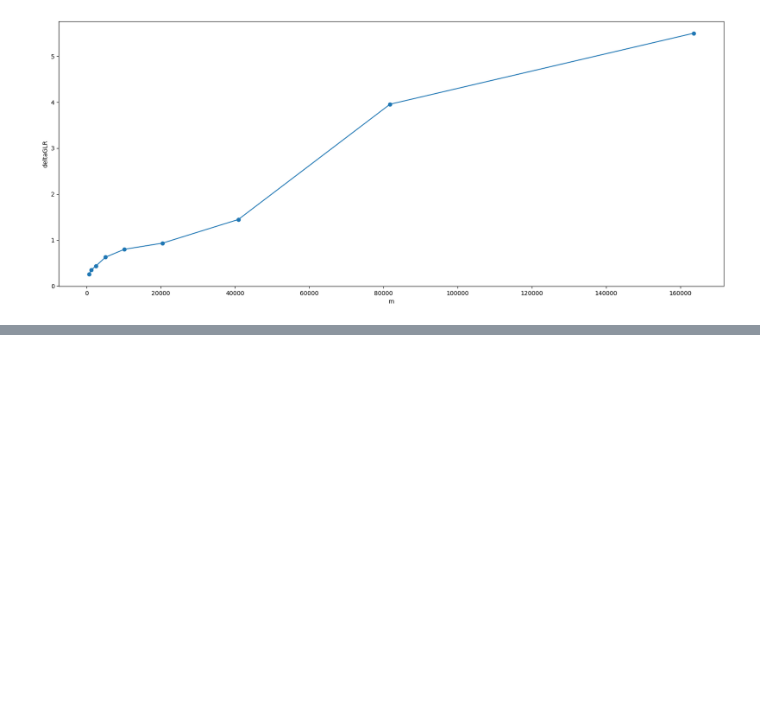
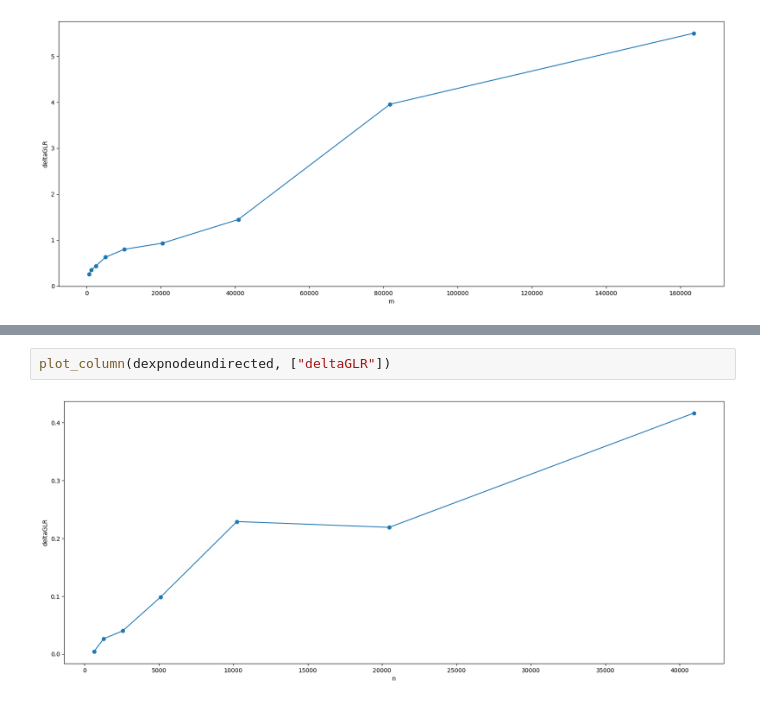
Before and after one commit to RobyBobby24/AlgorithmEngineering, a Jupyter notebook: analysis/double_experiment.ipynb, the cells around one changed output, grey strips where cells are left out. Saved outputs shown, nothing was run; the diff lists cells and outputs as text; blank space fills up the shorter version.

```diff
--- a/analysis/double_experiment.ipynb
+++ b/analysis/double_experiment.ipynb
@@ -558,0 +618,4 @@ plot_column(dexpedge, ["deltaGLR"])
+# %%
+plot_column(dexpnodeundirected, ["deltaGLR"])
+# %% [output]
+[figure, added]
```
Also changed, not shown: parts of 16 cells of this notebook, 20 other files.
